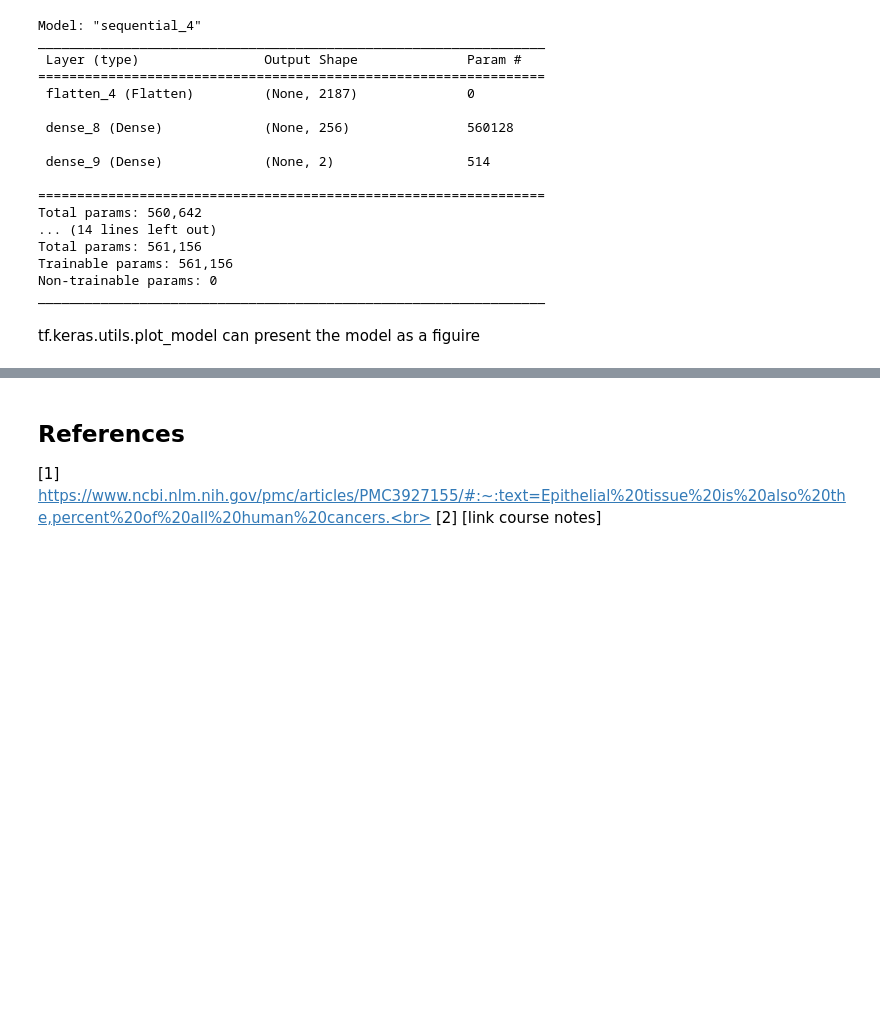
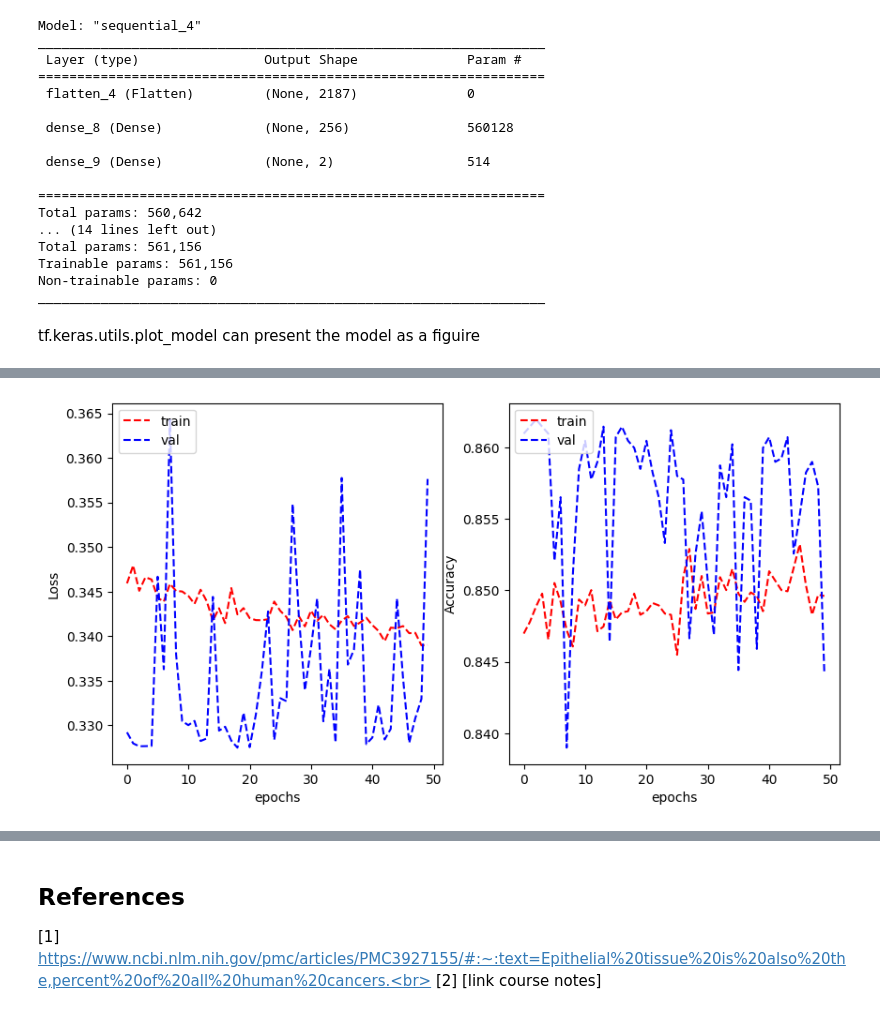
Before and after one commit to anthonysalvatore/comp-machine-learning-a2, a Jupyter notebook: main.ipynb, the cells around one changed output, grey strips where cells are left out. Drawn from its saved outputs; the diff is of its cells as text; code cells hidden in the pictures; blank space fills up the shorter version.

Commit message:
Completed base model

```diff
--- a/main.ipynb
+++ b/main.ipynb
@@ -336,0 +352,31 @@ tf.keras.utils.plot_model(model_t, show_shapes=True)
+# %%
+# convert class labels to string - required for proceeding function
+train_data_c['isCancerous'] = train_data_c['isCancerous'].astype('str')
+val_data_c['isCancerous'] = val_data_c['isCancerous'].astype('str')
+
+train_data_t['cellType'] = train_data_t['cellType'].astype('str')
+val_data_t['cellType'] = val_data_t['cellType'].astype('str')
+# %%
+# isCancerous classification task
+train_datagen_c = ImageDataGenerator(rescale=1./255, data_format='channels_last')
+val_datagen_c = ImageDataGenerator(rescale=1./255, data_format='channels_last')
+
+batch_size = 32
+
+train_generator_c = train_datagen_c.flow_from_dataframe(
+        dataframe=train_data_c,
+        directory='./comp-machine-learning-a2/Image_classification_data/patch_images/',
+        x_col="ImageName",
+        y_col="isCancerous",
+        target_size=(27, 27),
+        batch_size=batch_size,
+        class_mode='categorical')
+
+validation_generator_c = val_datagen_c.flow_from_dataframe(
+        dataframe=val_data_c,
+        directory='./comp-machine-learning-a2/Image_classification_data/patch_images/',
+        x_col="ImageName",
+        y_col="isCancerous",
+        target_size=(27, 27),
+        batch_size=batch_size,
+        class_mode='categorical')
@@ -336,0 +417,9 @@ tf.keras.utils.plot_model(model_t, show_shapes=True)
+# %%
+history_c = model_c.fit_generator(train_generator_c, validation_data = validation_generator_c, epochs=50, verbose=0)
+history_t = model_t.fit_generator(train_generator_t, validation_data = validation_generator_t, epochs=50, verbose=0)
+# %%
+plot_learning_curve(history_c.history['loss'], history_c.history['val_loss'],
+                    history_c.history['categorical_accuracy'], history_c.history['val_categorical_accuracy'],
+                    metric_name='Accuracy')
+# %% [output]
+[figure, added]
```
Also changed, not shown: parts of 10 cells of this notebook.
